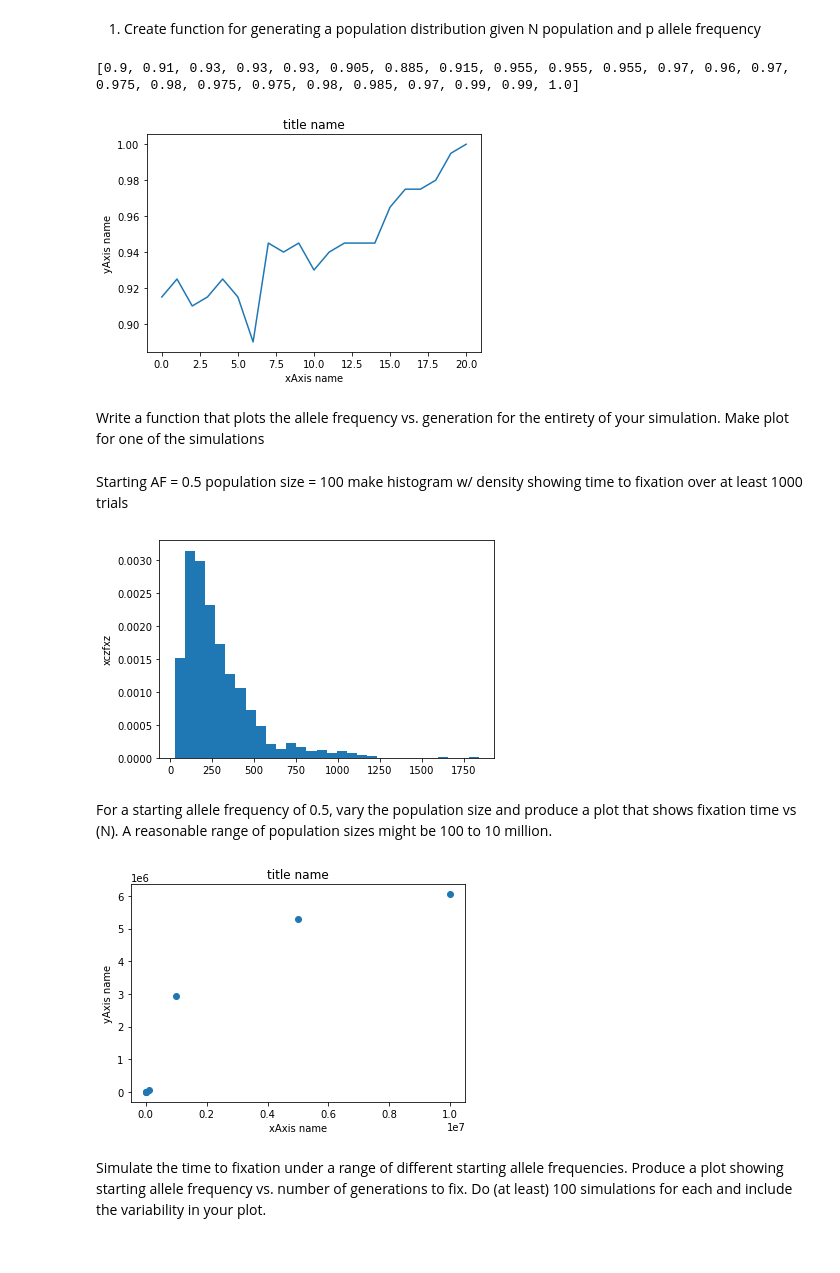
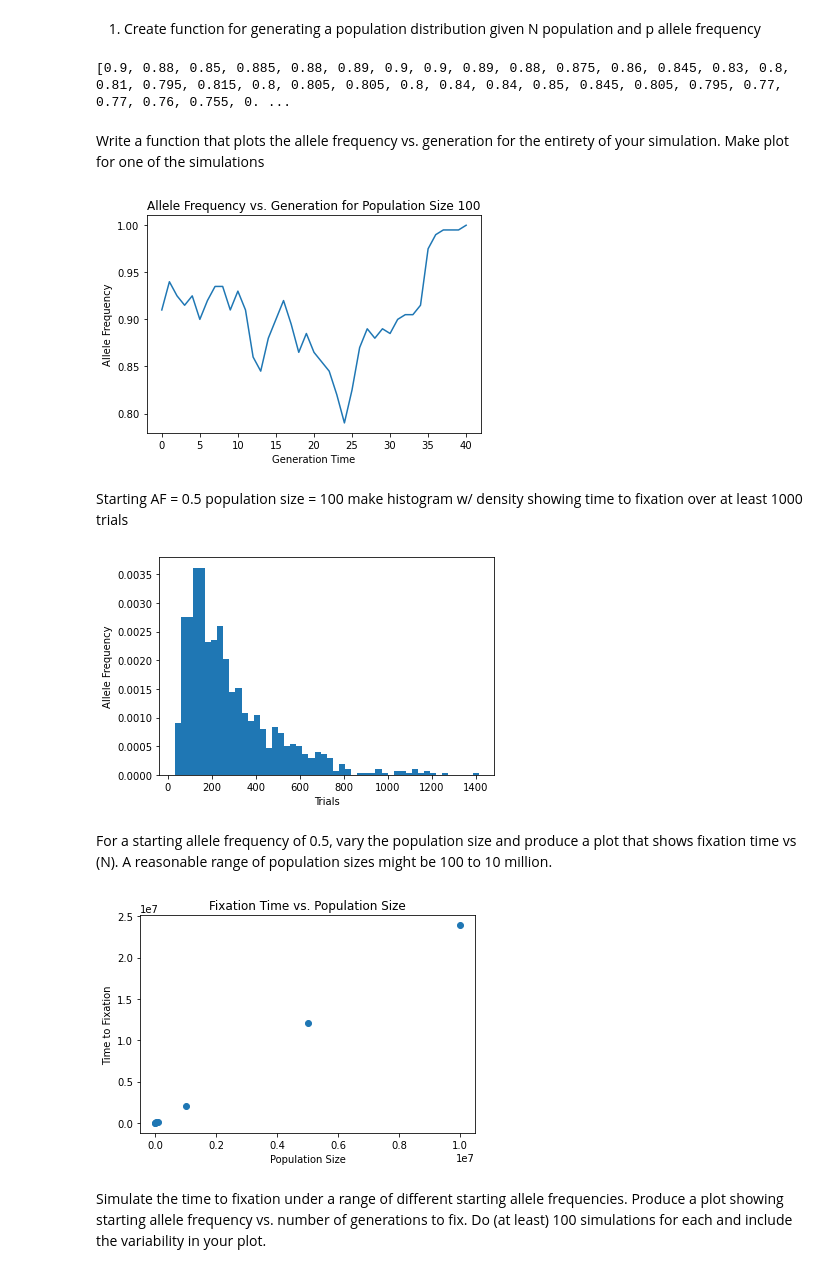
Before and after one commit to rgenner/qbb2021-answers, a Jupyter notebook: week8/Week8.ipynb, the cells around one changed output. Drawn from its saved outputs; the diff is of its cells as text; code cells hidden in the pictures.

```diff
--- a/week8/Week8.ipynb
+++ b/week8/Week8.ipynb
@@ -6,33 +6,31 @@ import numpy as np
 # %% [markdown]
 1. Create function for generating a population distribution given N population and p allele frequency
 # %%
-def WF_sim(pop_size,p,s): #define function for WF with input population size and allele freq
+def WF_sim(pop_size,p): #define function for WF with input population size and allele freq
     AF_list = [] #create empty list for AFs
     n = pop_size * 2 #n = population size * 2; 2N?
     while (p > 0) and (p < 1): #while AF is not fixed:
         i = rm.binomial(n,p)
-        p = i/n
-        AF_list.append(p) #add random binomial to AF_list... n and p?
+        p = i/n #frequency
+        AF_list.append(p) #add random frequency to AF_list?
     return AF_list
 
 print(WF_sim(100,0.9))
-#why is this going to 200?
-#iterate throguh with an actual numbers
 # %% [output]
-[0.9, 0.91, 0.93, 0.93, 0.93, 0.905, 0.885, 0.915, 0.955, 0.955, 0.955, 0.97, 0.96, 0.97, 0.975, 0.98, 0.975, 0.975, 0.98, 0.985, 0.97, 0.99, 0.99, 1.0]
+[0.9, 0.88, 0.85, 0.885, 0.88, 0.89, 0.9, 0.9, 0.89, 0.88, 0.875, 0.86, 0.845, 0.83, 0.8, 0.81, 0.795, 0.815, 0.8, 0.805, 0.805, 0.8, 0.84, 0.84, 0.85, 0.845, 0.805, 0.795, 0.77, 0.77, 0.76, 0.755, 0. ...
+# %% [markdown]
+Write a function that plots the allele frequency vs. generation for the entirety of your simulation.
+Make plot for one of the simulations
 # %%
 AF = WF_sim(100,0.9)
 gen = range(0,len(AF))
 plt.plot(gen,AF)
-plt.title('title name')
-plt.xlabel('xAxis name')
-plt.ylabel('yAxis name')
+plt.title('Allele Frequency vs. Generation for Population Size 100')
+plt.xlabel('Generation Time')
+plt.ylabel('Allele Frequency')
 plt.show()
 # %% [output]
-[figure, old version]
+[figure, new version]
-# %% [markdown]
-Write a function that plots the allele frequency vs. generation for the entirety of your simulation.
-Make plot for one of the simulations
 # %% [markdown]
 Starting AF = 0.5
 population size = 100
@@ -40,16 +38,17 @@ make histogram w/ density showing time to fixation over at least 1000 trials
 # %%
 total_trials = []
 
 trials = range(0,1000)
 for trial in trials:
     total_trials.append(len(WF_sim(100,0.5)))
 
 x = total_trials
-plt.hist(x, density=True, bins=30)
-plt.ylabel('xczfxz')
+plt.hist(x, density=True, bins=50)
+plt.xlabel('Trials')
+plt.ylabel('Allele Frequency') #check this
 plt.show()
 # %% [output]
-[figure, old version]
+[figure, new version]
 # %% [markdown]
 For a starting allele frequency of 0.5, vary the population size and produce a plot that shows fixation time vs (N). A reasonable range of population sizes might be 100 to 10 million.
 # %%
@@ -60,12 +59,12 @@ for pop in pop_size2:
     fix_rate.append(len(WF_sim(pop,0.5)))
 
 plt.scatter(pop_size2,fix_rate)
-plt.title('title name')
-plt.xlabel('xAxis name')
-plt.ylabel('yAxis name')
+plt.title('Fixation Time vs. Population Size')
+plt.xlabel('Population Size')
+plt.ylabel('Time to Fixation')
 plt.show()
 # %% [output]
-[figure, old version]
+[figure, new version]
 # %% [markdown]
 Simulate the time to fixation under a range of different starting allele frequencies. Produce a plot showing starting allele frequency vs. number of generations to fix. Do (at least) 100 simulations for each and include the variability in your plot.
 # %%
```
Also changed, not shown: parts of 5 cells of this notebook.
